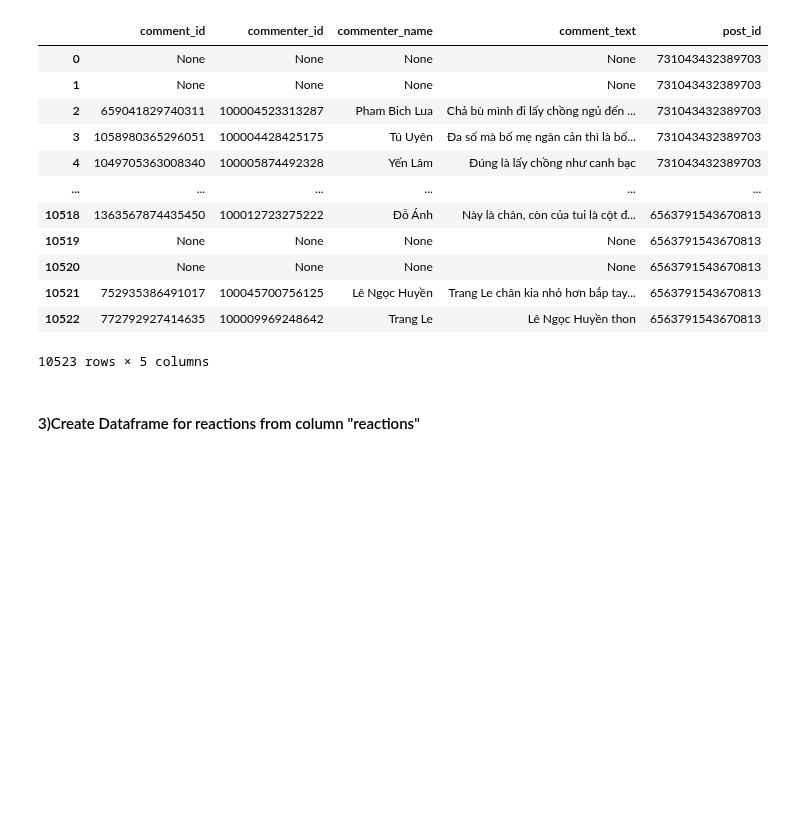
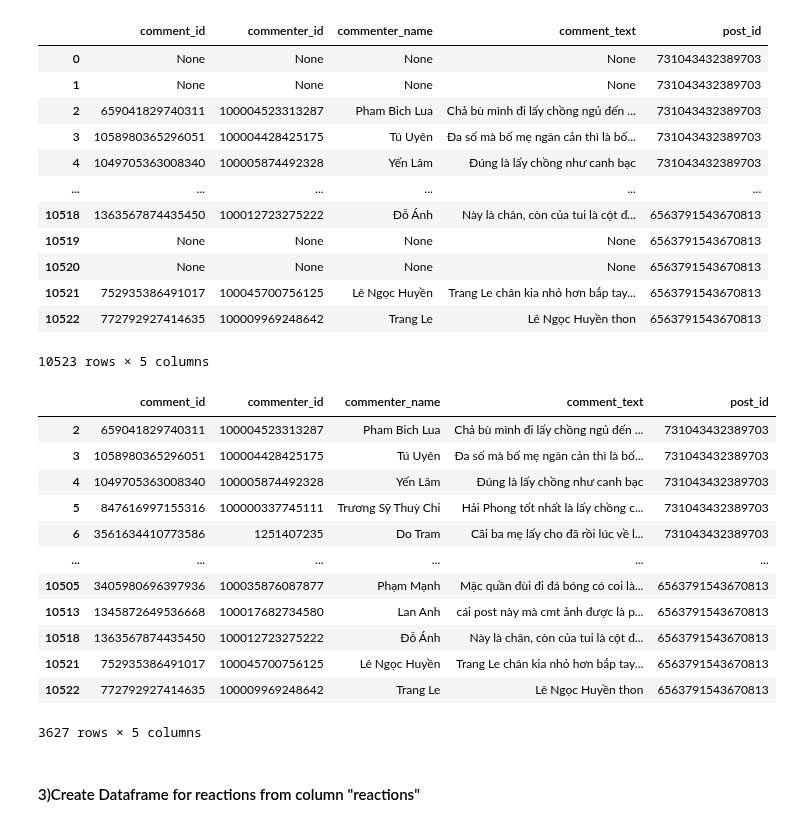
Before and after one commit to XuanNguyen-UET/Facebook-Analytics-Project, a Jupyter notebook: Data_Cleanning.ipynb, the cells around one changed output. Cells and saved outputs as stored; diff of their text form; code cells hidden in the pictures; blank space fills up the shorter version.

```diff
--- a/Data_Cleanning.ipynb
+++ b/Data_Cleanning.ipynb
@@ -176,19 +176,18 @@ def create_comments_frame(df):
         "post_id": [],
     }
 
-    new_df = df[df["comments_full"].notna()]
+    new_df = df[~df["comments_full"].isna()]
 
-    for _, row in new_df.iterrows():
-        comments = get_comments(row["comments_full"])
-        for comment in comments:
+    for index, row in new_df.iterrows():
+        cmt = row["comments_full"]
+        for comment in get_comments(cmt):
             try:
                 df_result["comment_id"].append(comment.get("comment_id"))
                 df_result["comment_text"].append(comment.get("comment_text"))
                 df_result["commenter_name"].append(comment.get("commenter_name"))
                 df_result["commenter_id"].append(comment.get("commenter_id"))
                 df_result["post_id"].append(row.post_id)
-            except Exception as e:
-                print(f"Error occurred: {e}")
+            except:
                 continue
 
     return pd.DataFrame(df_result)
@@ -209,6 +208,24 @@ Comment_frame
 | 10521 | 752935386491017 | 100045700756125 | Lê Ngọc Huyền | Trang Le chân kia nhỏ hơn bắp tay... | 6563791543670813 |
 | 10522 | 772792927414635 | 100009969248642 | Trang Le | Lê Ngọc Huyền thon | 6563791543670813 |
 10523 rows × 5 columns
+# %%
+# drop rows that have no comment_id
+Comment_frame = Comment_frame.dropna(subset=['comment_id'])
+Comment_frame
+# %% [output]
+|  | comment_id | commenter_id | commenter_name | comment_text | post_id |
+| 2 | 659041829740311 | 100004523313287 | Pham Bich Lua | Chả bù mình đi lấy chồng ngủ đến ... | 731043432389703 |
+| 3 | 1058980365296051 | 100004428425175 | Tú Uyên | Đa số mà bố mẹ ngăn cản thì là bố... | 731043432389703 |
+| 4 | 1049705363008340 | 100005874492328 | Yến Lâm | Đúng là lấy chồng như canh bạc | 731043432389703 |
+| 5 | 847616997155316 | 100000337745111 | Trương Sỹ Thuỳ Chi | Hải Phong tốt nhất là lấy chồng c... | 731043432389703 |
+| 6 | 3561634410773586 | 1251407235 | Do Tram | Cãi ba mẹ lấy cho đã rồi lúc về l... | 731043432389703 |
+| ... | ... | ... | ... | ... | ... |
+| 10505 | 3405980696397936 | 100035876087877 | Phạm Mạnh | Mặc quần đùi đi đá bóng có coi là... | 6563791543670813 |
+| 10513 | 1345872649536668 | 100017682734580 | Lan Anh | cái post này mà cmt ảnh được là p... | 6563791543670813 |
+| 10518 | 1363567874435450 | 100012723275222 | Đỗ Ánh | Này là chân, còn của tui là cột đ... | 6563791543670813 |
+| 10521 | 752935386491017 | 100045700756125 | Lê Ngọc Huyền | Trang Le chân kia nhỏ hơn bắp tay... | 6563791543670813 |
+| 10522 | 772792927414635 | 100009969248642 | Trang Le | Lê Ngọc Huyền thon | 6563791543670813 |
+3627 rows × 5 columns
 # %% [markdown]
 #### 3)Create Dataframe for reactions from column "reactions"
 # %%
```
Also changed, not shown: parts of 4 cells of this notebook, 2 other files.
